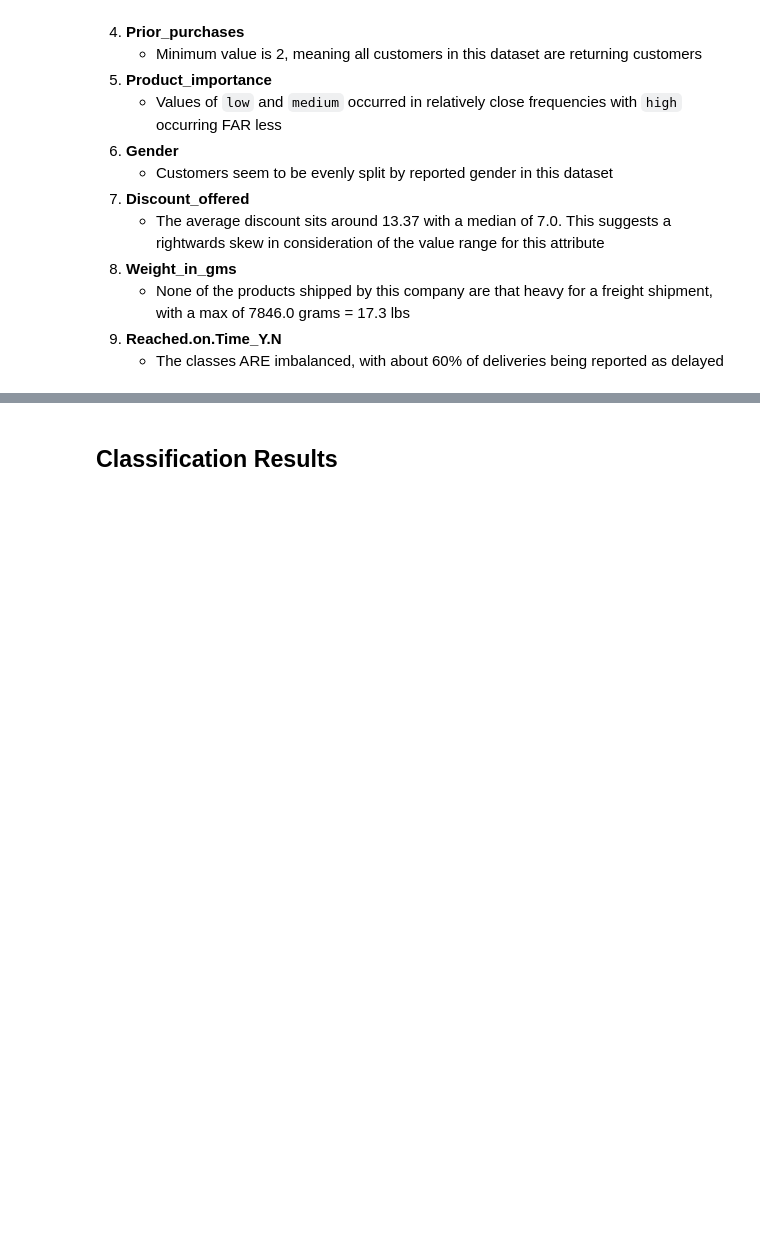
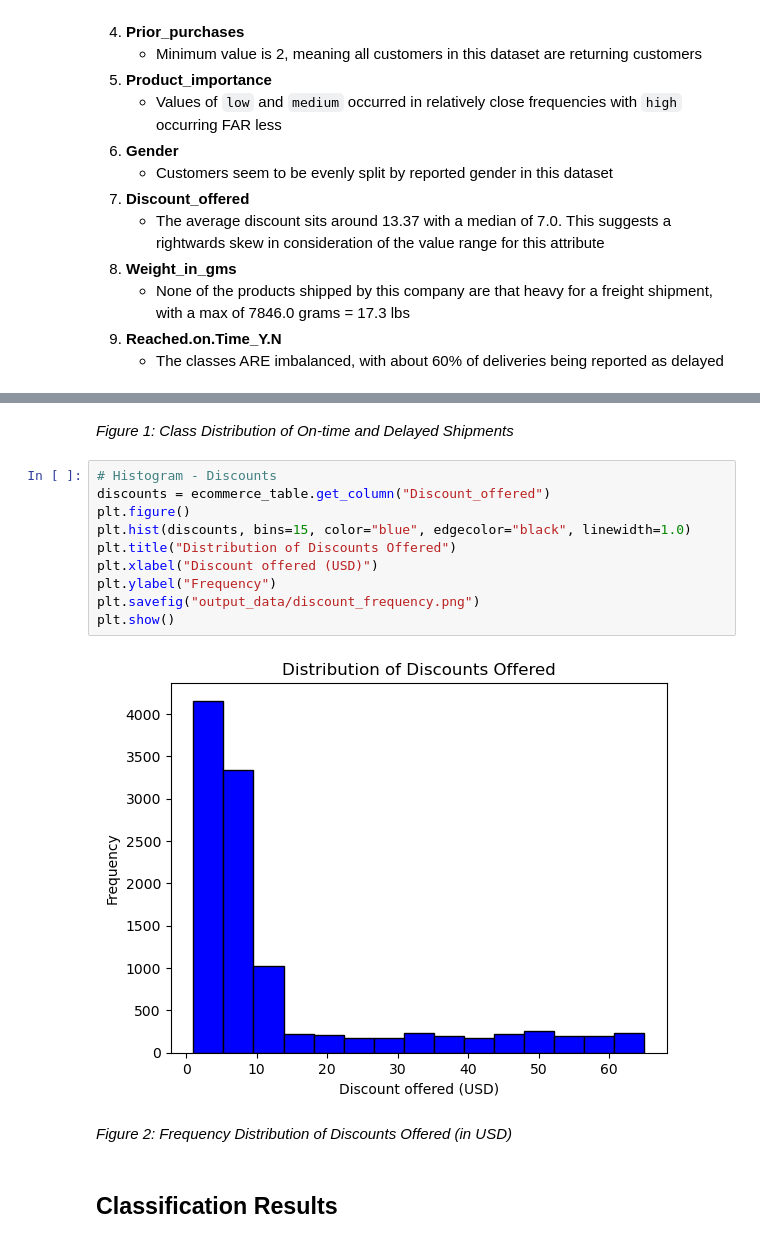
Before and after one commit to LogClev/cpsc322-ecommerce-shipping-project, a Jupyter notebook: technical_report.ipynb, the cells around one changed output, grey strips where cells are left out. Cells and saved outputs as stored; diff of their text form; blank space fills up the shorter version.

```diff
--- a/technical_report.ipynb
+++ b/technical_report.ipynb
@@ -215,3 +231,19 @@ for row in ecommerce_table.data:
+# %% [markdown]
+*Figure 1: Class Distribution of On-time and Delayed Shipments*
+# %%
+# Histogram - Discounts
+discounts = ecommerce_table.get_column("Discount_offered")
+plt.figure()
+plt.hist(discounts, bins=15, color="blue", edgecolor="black", linewidth=1.0)
+plt.title("Distribution of Discounts Offered")
+plt.xlabel("Discount offered (USD)")
+plt.ylabel("Frequency")
+plt.savefig("output_data/discount_frequency.png")
+plt.show()
+# %% [output]
+[figure, added]
+# %% [markdown]
+*Figure 2: Frequency Distribution of Discounts Offered (in USD)*
 # %% [markdown]
 ## **Classification Results**
 # %% [markdown]
```
Also changed, not shown: parts of 4 cells of this notebook, 2 other files.
